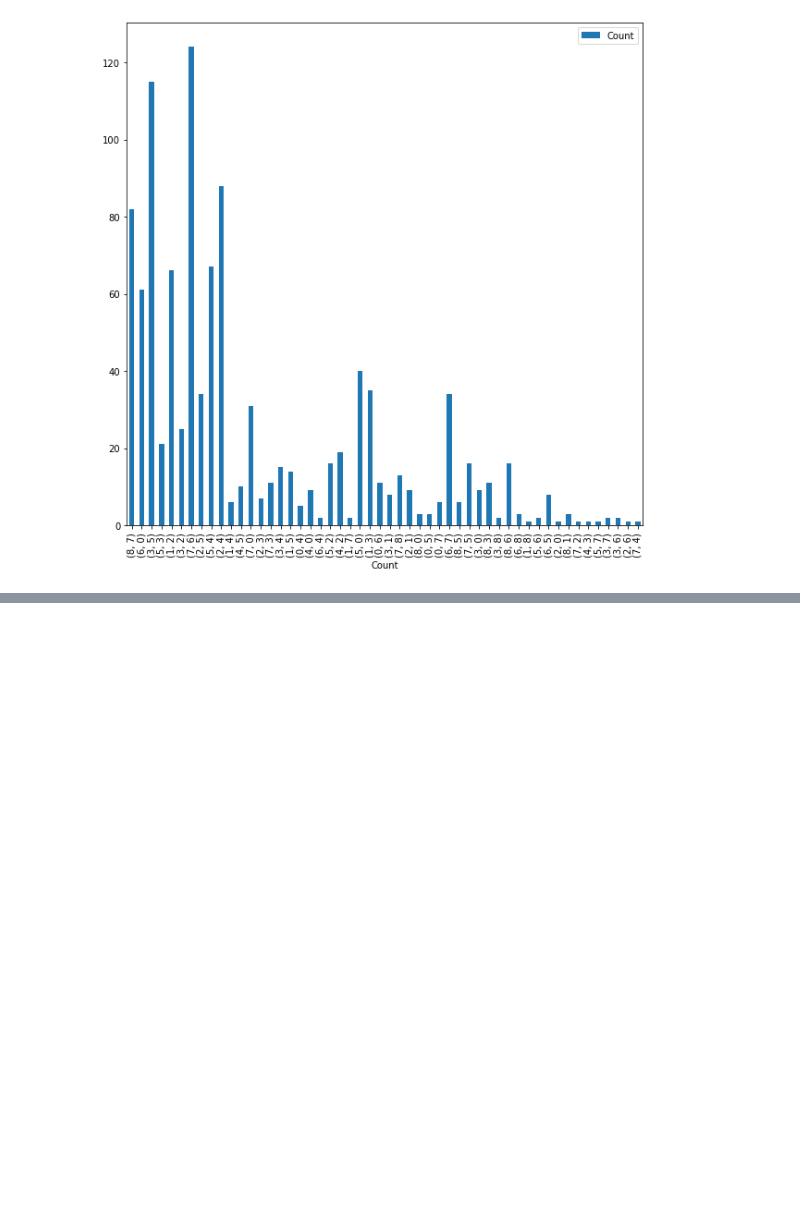
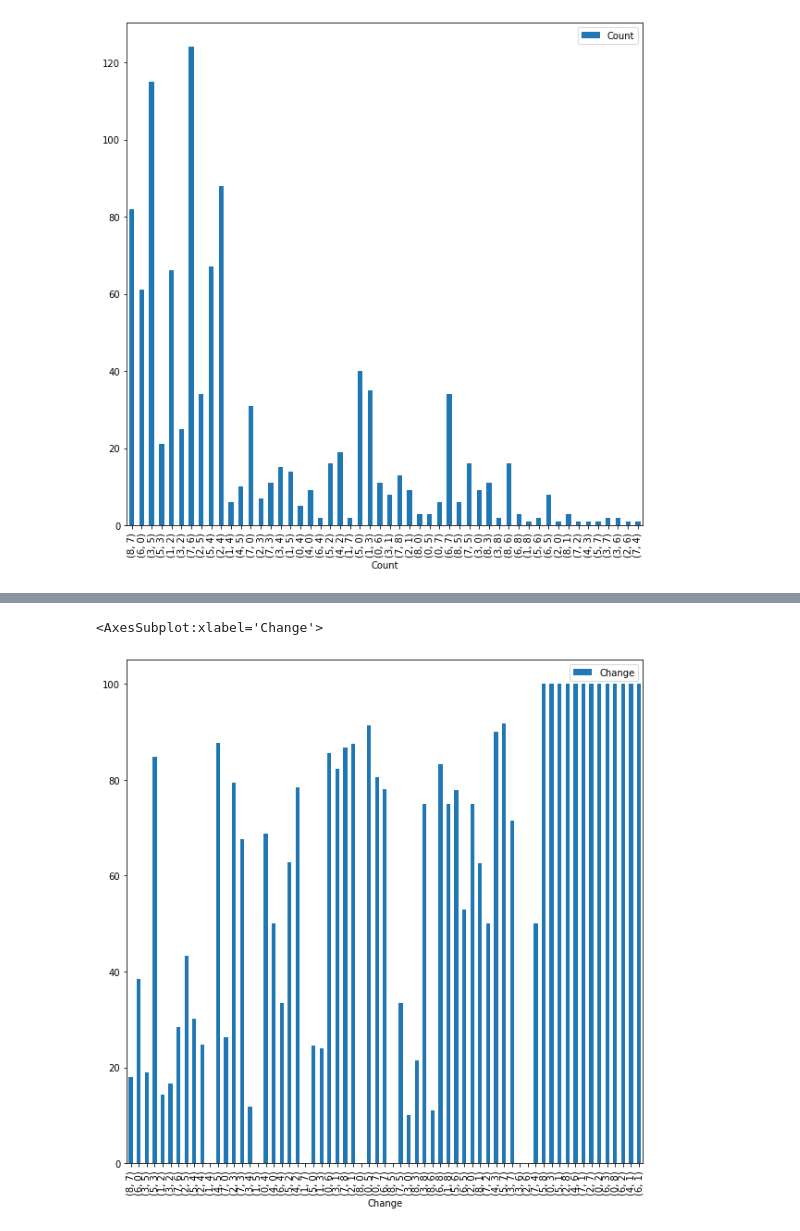
Before and after one commit to joshb738/NBA_Player_Analysis, a Jupyter notebook: Machine_Learning/Timeseries_df.ipynb, the cells around one changed output, grey strips where cells are left out. Cells and saved outputs as stored; diff of their text form; code cells hidden in the pictures; blank space fills up the shorter version.

Commit message:
Adding Graphs to timeseries notebook

```diff
--- a/Machine_Learning/Timeseries_df.ipynb
+++ b/Machine_Learning/Timeseries_df.ipynb
@@ -173,0 +192,4 @@ regressions_df.plot.bar(figsize=(10,10),x='Count', y='Number', label='Count')
+# %%
+merged_df.columns=['Change', 'Regressions', 'Improvements']
+# %%
+merged_df=merged_df.fillna(0)
@@ -173,0 +212,4 @@ regressions_df.plot.bar(figsize=(10,10),x='Count', y='Number', label='Count')
+# %%
+merged_df["Total"] = merged_df["Regressions"] + merged_df["Improvements"]
+# %%
+merged_df["Improvement Change %"] = merged_df["Improvements"]/merged_df["Total"] *100
@@ -173,0 +248,5 @@ regressions_df.plot.bar(figsize=(10,10),x='Count', y='Number', label='Count')
+# %%
+merged_df.plot.bar(figsize=(10,10),x='Change', y='Improvement Change %', label='Change')
+# %% [output]
+<AxesSubplot:xlabel='Change'>
+[figure, added]
```
Also changed, not shown: parts of 10 cells of this notebook, 2 other files.
